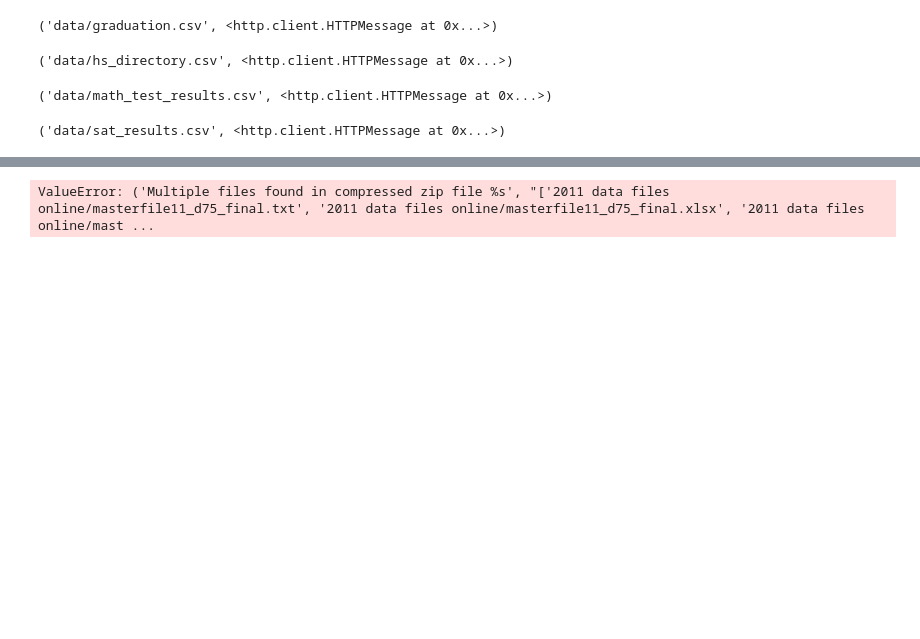
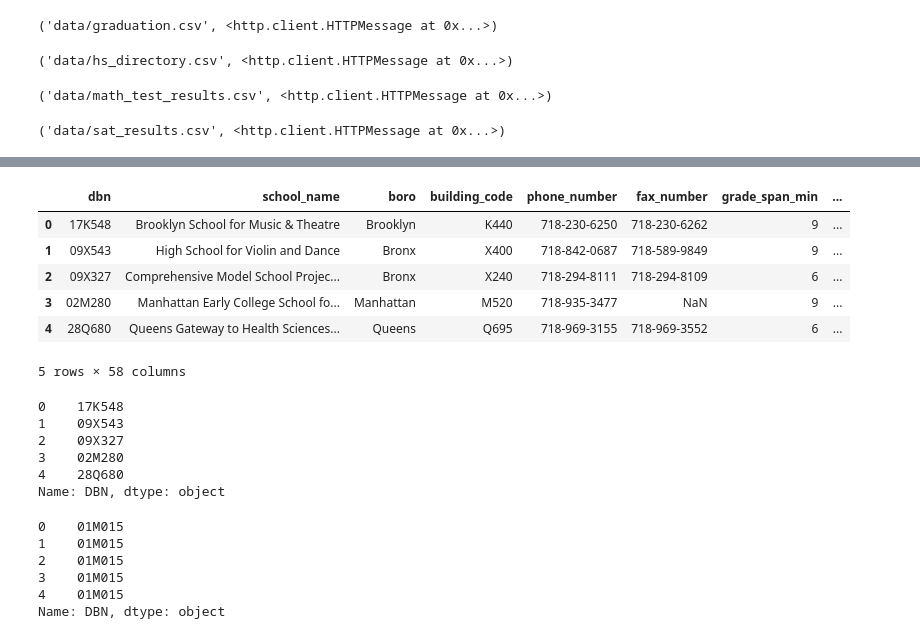
Before and after one commit to Nareshluthra/Project-NYCSat, a Jupyter notebook: my_project_25nov.ipynb, the cells around one changed output, grey strips where cells are left out. Saved outputs shown, nothing was run; the diff lists cells and outputs as text; code cells hidden in the pictures; blank space fills up the shorter version.

```diff
--- a/my_project_25nov.ipynb
+++ b/my_project_25nov.ipynb
@@ -100,5 +107,11 @@ urlretrieve (url_11 , 'data/hs_directory11.zip')
 # %%
-data["hs"]=pd.read_csv('data/hs_directory11.zip')
-data['hs'].head()
+data["hs_directory"]=pd.read_csv('data/hs_directory.csv')
+data['hs_directory'].head()
 # %% [output]
+|  | dbn | school_name | boro | building_code | phone_number | fax_number | grade_span_min | ... |
+| 0 | 17K548 | Brooklyn School for Music & Theatre | Brooklyn | K440 | 718-230-6250 | 718-230-6262 | 9 | ... |
+| 1 | 09X543 | High School for Violin and Dance | Bronx | X400 | 718-842-0687 | 718-589-9849 | 9 | ... |
+| 2 | 09X327 | Comprehensive Model School Projec... | Bronx | X240 | 718-294-8111 | 718-294-8109 | 6 | ... |
+| 3 | 02M280 | Manhattan Early College School fo... | Manhattan | M520 | 718-935-3477 | NaN | 9 | ... |
+| 4 | 28Q680 | Queens Gateway to Health Sciences... | Queens | Q695 | 718-969-3155 | 718-969-3552 | 6 | ... |
-ValueError: ('Multiple files found in compressed zip file %s', "['2011 data files online/masterfile11_d75_final.txt', '2011 data files online/masterfile11_d75_final.xlsx', '2011 data files online/mast ...
+5 rows × 58 columns
@@ -104,0 +120,9 @@ ValueError: ('Multiple files found in compressed zip file %s', "['2011 data file
+# %%
+data["hs_directory"]["DBN"].head()
+# %% [output]
+0    17K548
+1    09X543
+2    09X327
+3    02M280
+4    28Q680
+Name: DBN, dtype: object
@@ -104,0 +131,9 @@ ValueError: ('Multiple files found in compressed zip file %s', "['2011 data file
+# %%
+data["class_size"]["DBN"].head()
+# %% [output]
+0    01M015
+1    01M015
+2    01M015
+3    01M015
+4    01M015
+Name: DBN, dtype: object
```
Also changed, not shown: parts of 8 cells of this notebook, 2 other files.
